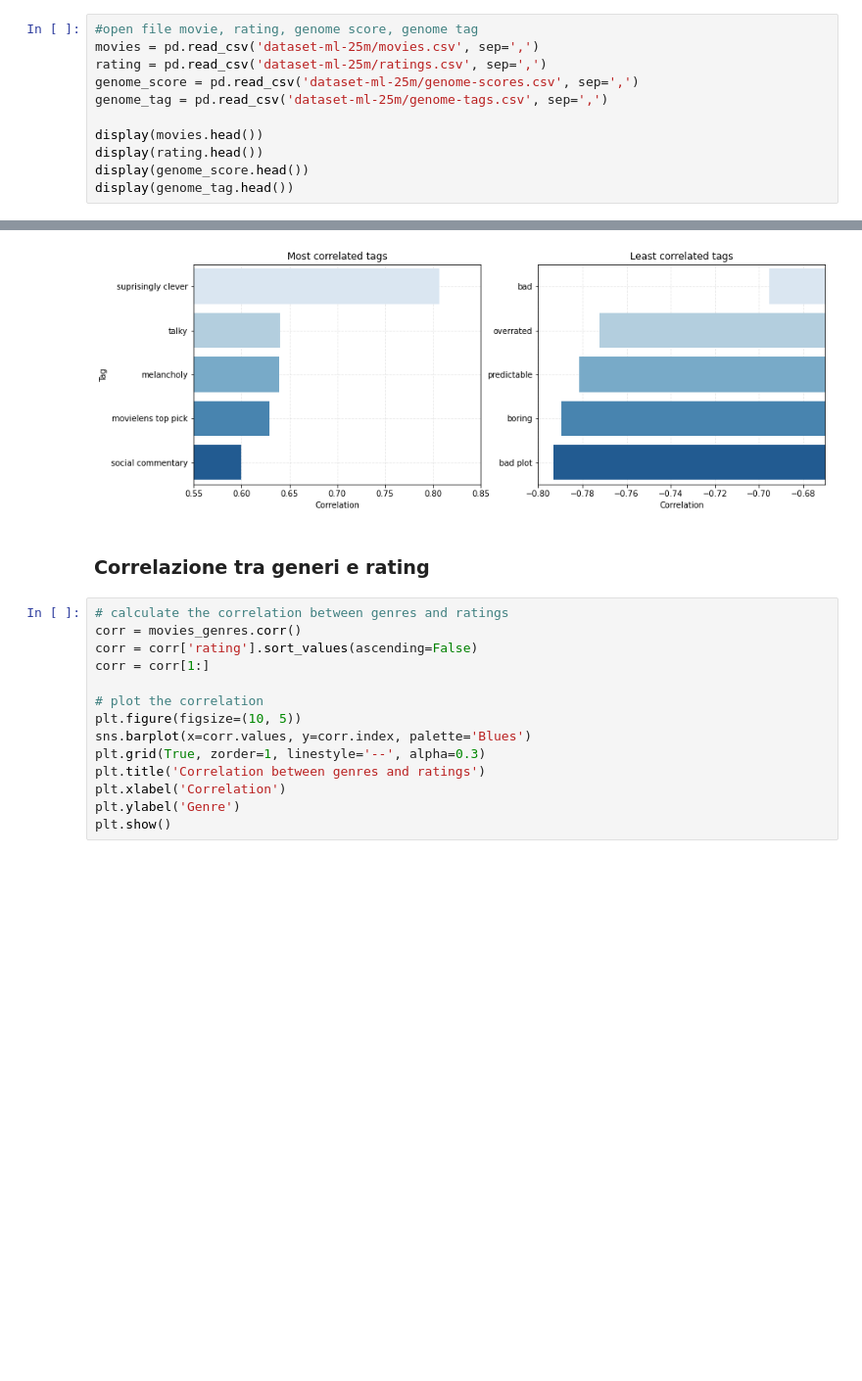
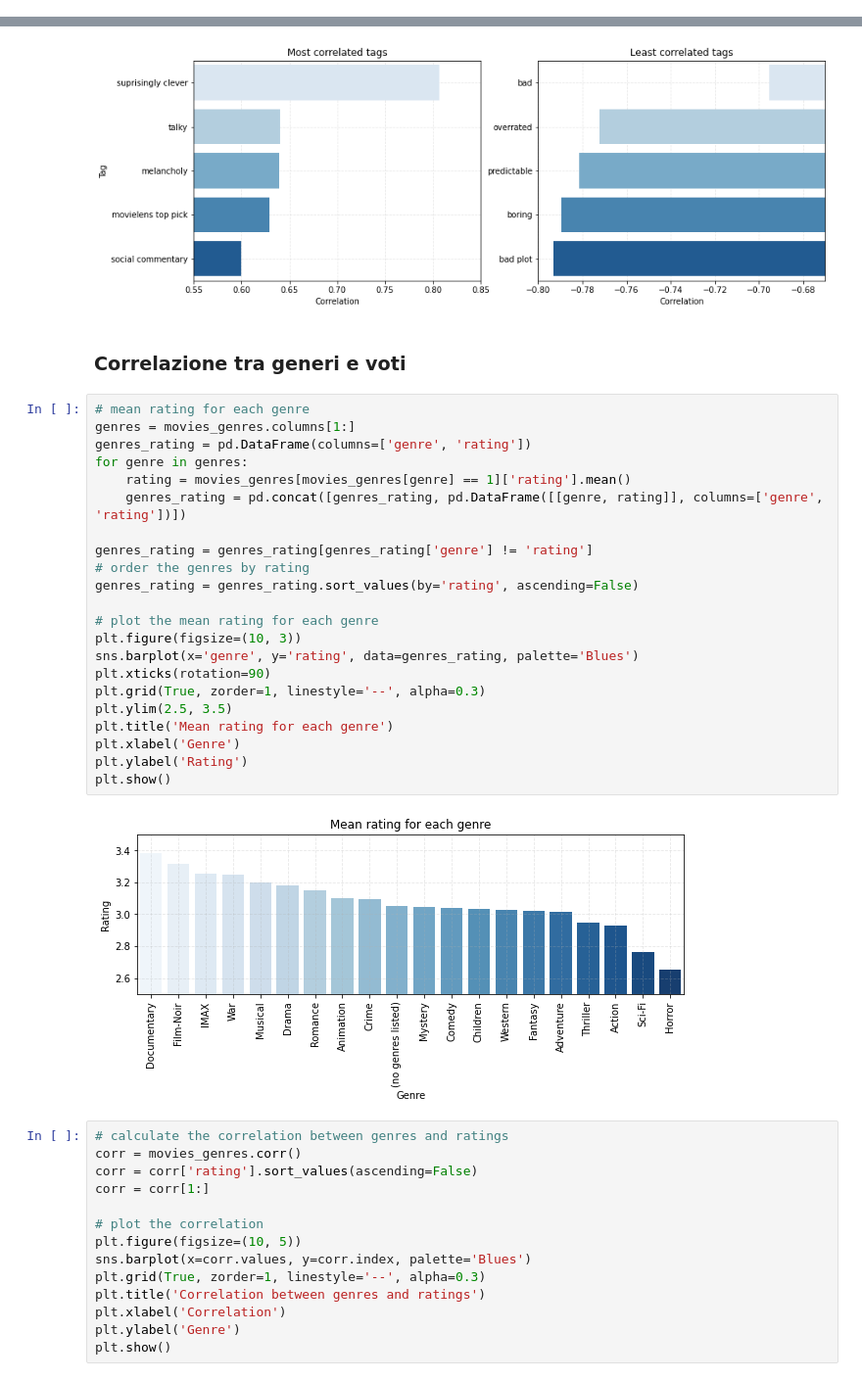
Before and after one commit to isabellamarasco/MovieLens-Predict, a Jupyter notebook: dataset.ipynb, the cells around one changed output, grey strips where cells are left out. Shown: that part at 98% size. Saved outputs shown, nothing was run; the diff lists cells and outputs as text; blank space fills up the shorter version.

```diff
--- a/dataset.ipynb
+++ b/dataset.ipynb
@@ -12,14 +12,3 @@ from sklearn.manifold import TSNE
 seed = 42
 np.random.seed(seed)
 random.seed(seed)
-# %%
-#open file movie, rating, genome score, genome tag
-movies = pd.read_csv('dataset-ml-25m/movies.csv', sep=',')
-rating = pd.read_csv('dataset-ml-25m/ratings.csv', sep=',')
-genome_score = pd.read_csv('dataset-ml-25m/genome-scores.csv', sep=',')
-genome_tag = pd.read_csv('dataset-ml-25m/genome-tags.csv', sep=',')
-
-display(movies.head())
-display(rating.head())
-display(genome_score.head())
-display(genome_tag.head())
@@ -200,7 +163,31 @@ plt.show()
 # %% [output]
 [figure]
 # %% [markdown]
-### Correlazione tra generi e rating
+### Correlazione tra generi e voti
+# %%
+# mean rating for each genre
+genres = movies_genres.columns[1:]
+genres_rating = pd.DataFrame(columns=['genre', 'rating'])
+for genre in genres:
+    rating = movies_genres[movies_genres[genre] == 1]['rating'].mean()
+    genres_rating = pd.concat([genres_rating, pd.DataFrame([[genre, rating]], columns=['genre', 'rating'])])
+
+genres_rating = genres_rating[genres_rating['genre'] != 'rating']
+# order the genres by rating
+genres_rating = genres_rating.sort_values(by='rating', ascending=False)
+
+# plot the mean rating for each genre
+plt.figure(figsize=(10, 3))
+sns.barplot(x='genre', y='rating', data=genres_rating, palette='Blues')
+plt.xticks(rotation=90)
+plt.grid(True, zorder=1, linestyle='--', alpha=0.3)
+plt.ylim(2.5, 3.5)
+plt.title('Mean rating for each genre')
+plt.xlabel('Genre')
+plt.ylabel('Rating')
+plt.show()
+# %% [output]
+[figure, added]
 # %%
 # calculate the correlation between genres and ratings
 corr = movies_genres.corr()
```
Also changed, not shown: parts of 5 cells of this notebook, 4 other files.
